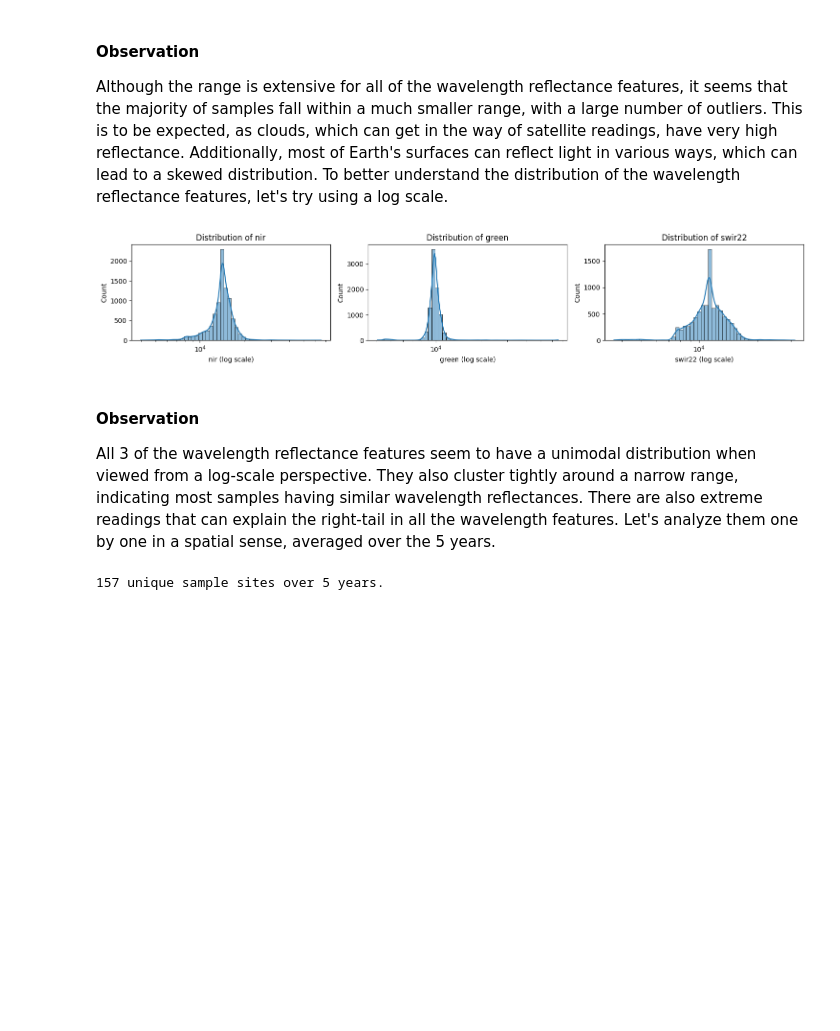
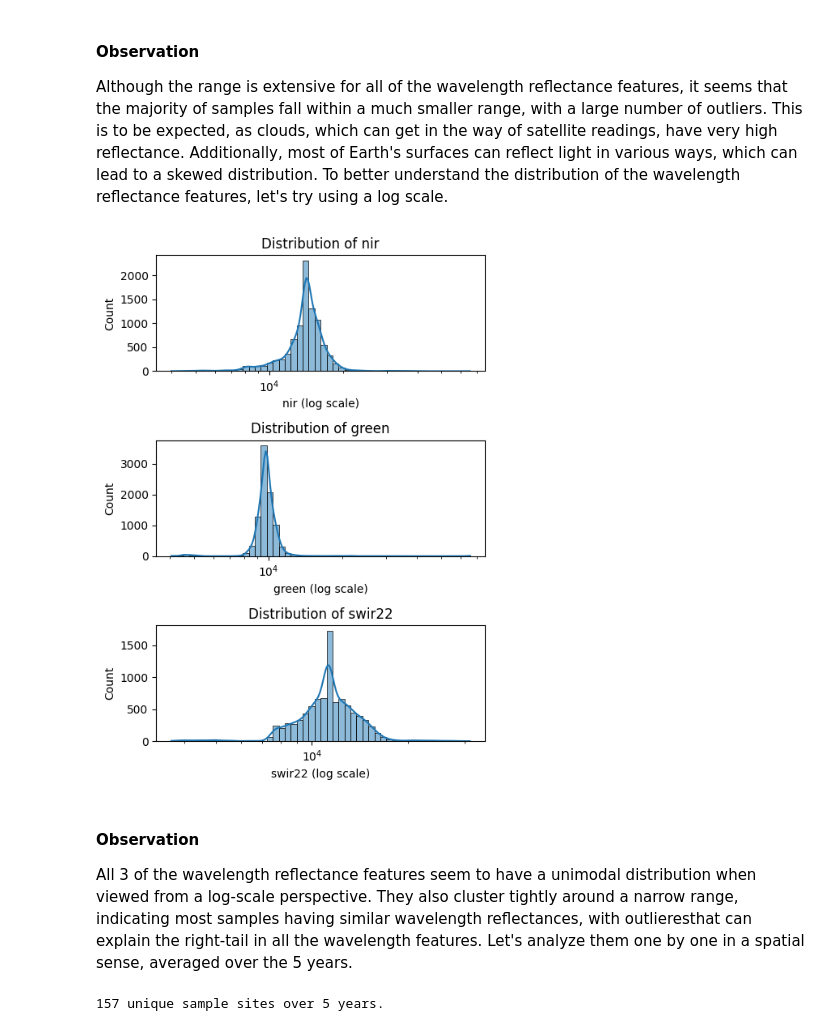
Before and after one commit to kylerod22/siads593-water-sustainability, a Jupyter notebook: 08-rjbest-sungmiki-kylerod-2026winter/src/Landsat_EDA.ipynb, the cells around one changed output. Drawn from its saved outputs; the diff is of its cells as text; code cells hidden in the pictures; blank space fills up the shorter version.

```diff
--- a/08-rjbest-sungmiki-kylerod-2026winter/src/Landsat_EDA.ipynb
+++ b/08-rjbest-sungmiki-kylerod-2026winter/src/Landsat_EDA.ipynb
@@ -126,30 +120,30 @@ plt.show()
 #### Observation
 Although the range is extensive for all of the wavelength reflectance features, it seems that the majority of samples fall within a much smaller range, with a large number of outliers. This is to be expected, as clouds, which can get in the way of satellite readings, have very high reflectance. Additionally, most of Earth's surfaces can reflect light in various ways, which can lead to a skewed distribution. To better understand the distribution of the wavelength reflectance features, let's try using a log scale.
 # %%
-fig, axs = plt.subplots(1,3, figsize=(15, 3))
+fig, axs = plt.subplots(3,1, figsize=(5, 7))
 
 wl_features = ["nir", "green", "swir22"]
 
 for i in range(len(wl_features)):
     feature = wl_features[i]
     sns.histplot(
         water_quality_df[feature],
         bins=50,
         kde=True,
         ax=axs[i],
         log_scale=True
     )
 
     axs[i].set_xlabel(f"{feature} (log scale)")
     axs[i].set_title(f"Distribution of {feature}")
 
 plt.tight_layout()
 plt.show()
 # %% [output]
-[figure, old version]
+[figure, new version]
 # %% [markdown]
 #### Observation
-All 3 of the wavelength reflectance features seem to have a unimodal distribution when viewed from a log-scale perspective. They also cluster tightly around a narrow range, indicating most samples having similar wavelength reflectances. There are also extreme readings that can explain the right-tail in all the wavelength features. Let's analyze them one by one in a spatial sense, averaged over the 5 years.
+All 3 of the wavelength reflectance features seem to have a unimodal distribution when viewed from a log-scale perspective. They also cluster tightly around a narrow range, indicating most samples having similar wavelength reflectances, with outlieresthat can explain the right-tail in all the wavelength features. Let's analyze them one by one in a spatial sense, averaged over the 5 years.
 # %%
 agg_dict = {
     'nir': 'mean',
```
Also changed, not shown: parts of 9 cells of this notebook, 2 other files.
